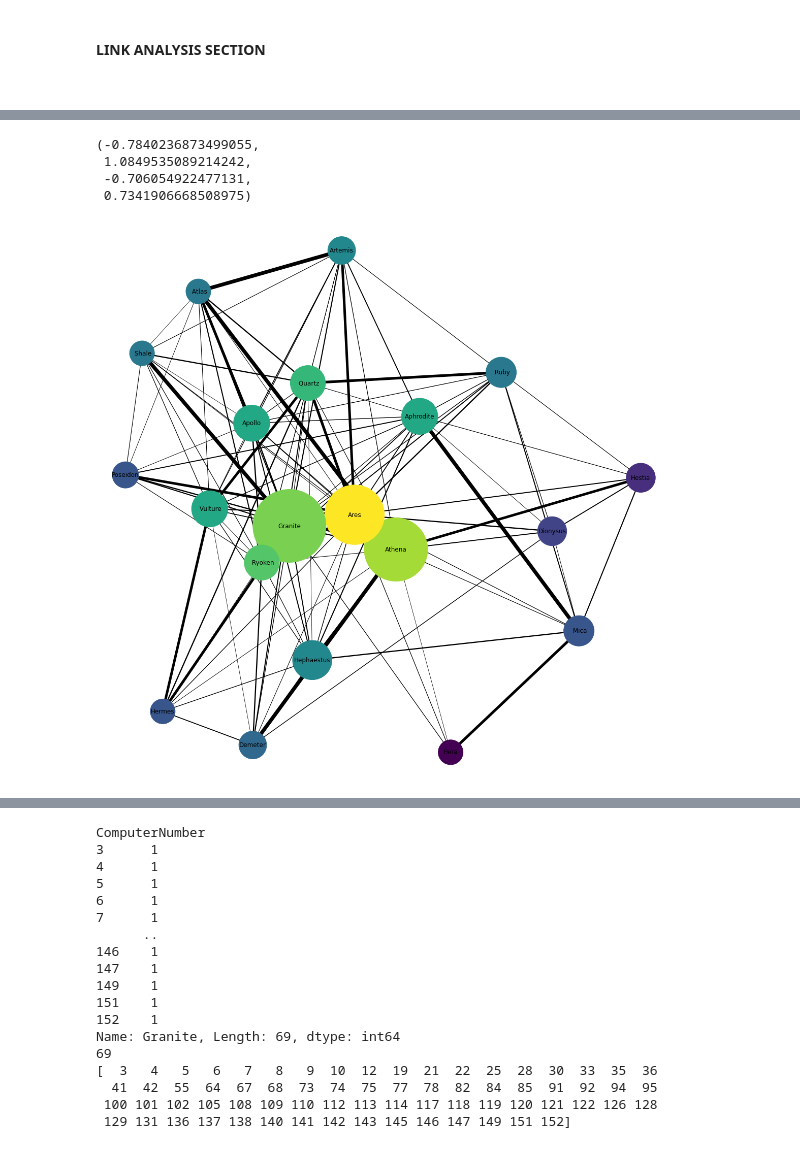
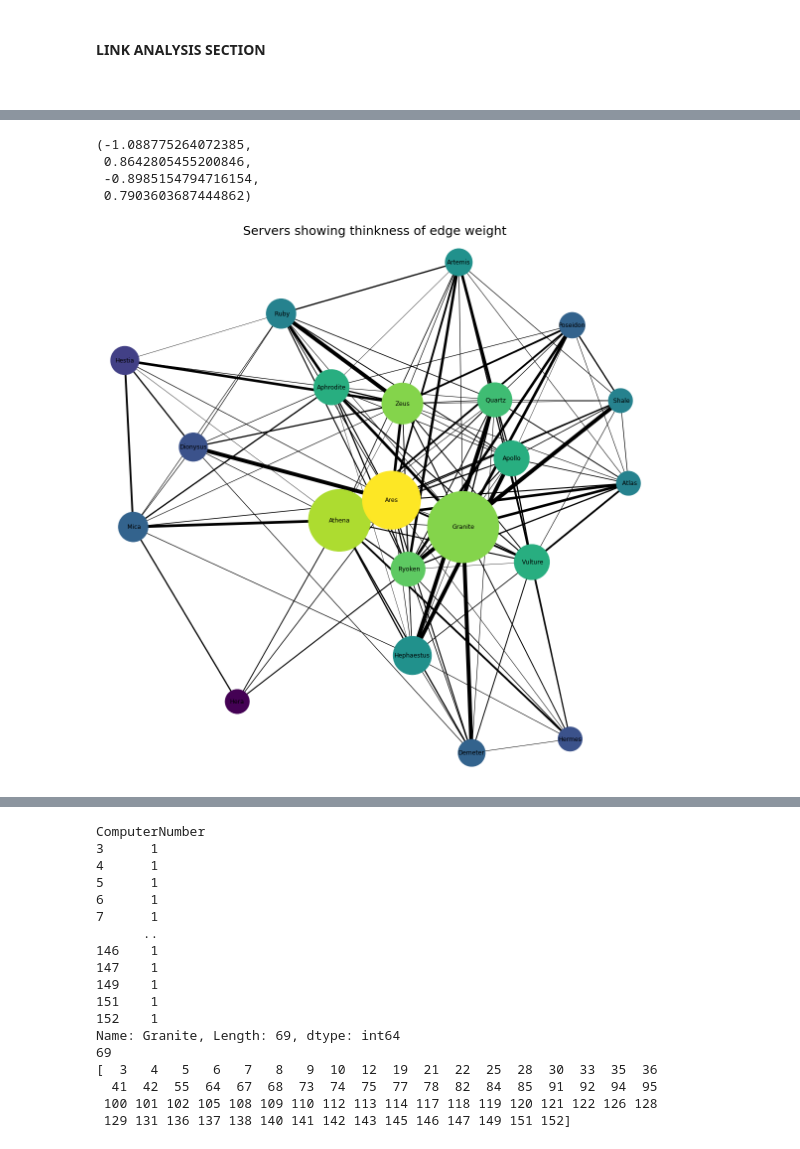
Before and after one commit to erifejams/Autonomous-Systems, a Jupyter notebook: final_code.ipynb, the cells around one changed output, grey strips where cells are left out. Saved outputs shown, nothing was run; the diff lists cells and outputs as text; code cells hidden in the pictures.

```diff
--- a/final_code.ipynb
+++ b/final_code.ipynb
@@ -613,26 +617,29 @@ plt.axis('off')
-# %%
-##GRAPH BASED ON CENTRALITY OF THE NODES
-
-pos = nx.spring_layout(G, weight='weight')
-betCent = nx.degree_centrality(G)
-node_color = [20000.0 * G.degree(v) for v in G]
-#node_size =  [v * 10000 for v in betCent.values()]
-node_size = (sum * 10) * 10 *3
-plt.figure(figsize=(20,20))
-
-#this graph shows that although granite has more connection to computer, ares still has more same
-#check if ares is gone later - like remove it from the graph
-nx.draw_networkx(G, pos=pos, with_labels=True,
-                 node_color=node_color,
-                 node_size=node_size,
-                 width=edge_weight)
-plt.axis('off')
-# %% [output]
-(-0.7840236873499055,
- 1.0849535089214242,
- -0.706054922477131,
- 0.7341906668508975)
-[figure, removed]
+# %%
+##GRAPH size of nodes based on the total connections of each server
+##and showing the edge weight for the edges based on the adjacency matrix(which is how much connection each server has in common
+#with each other)
+
+pos = nx.spring_layout(G, weight='weight')
+node_color = [20000.0 * G.degree(v) for v in G]
+node_size = (sum * 10) * 10 *3
+
+plt.figure(figsize=(20,20))
+
+#this graph shows that although granite has more connection to computer, ares still has more same
+#check if ares is gone later - like remove it from the graph
+nx.draw_networkx(G, pos=pos, with_labels=True,
+                 node_color=node_color,
+                 node_size=node_size,
+                 width=edge_weight)
+
+plt.title(label = 'Servers showing thinkness of edge weight ', fontsize = 25)
+plt.axis('off')
+# %% [output]
+(-1.088775264072385,
+ 0.8642805455200846,
+ -0.8985154794716154,
+ 0.7903603687444862)
+[figure, added]
 # %%
 print(f"Average connectivity is : {math.floor(nx.average_node_connectivity(G))}")
 # %% [output]
```
Also changed, not shown: parts of 37 cells of this notebook.
